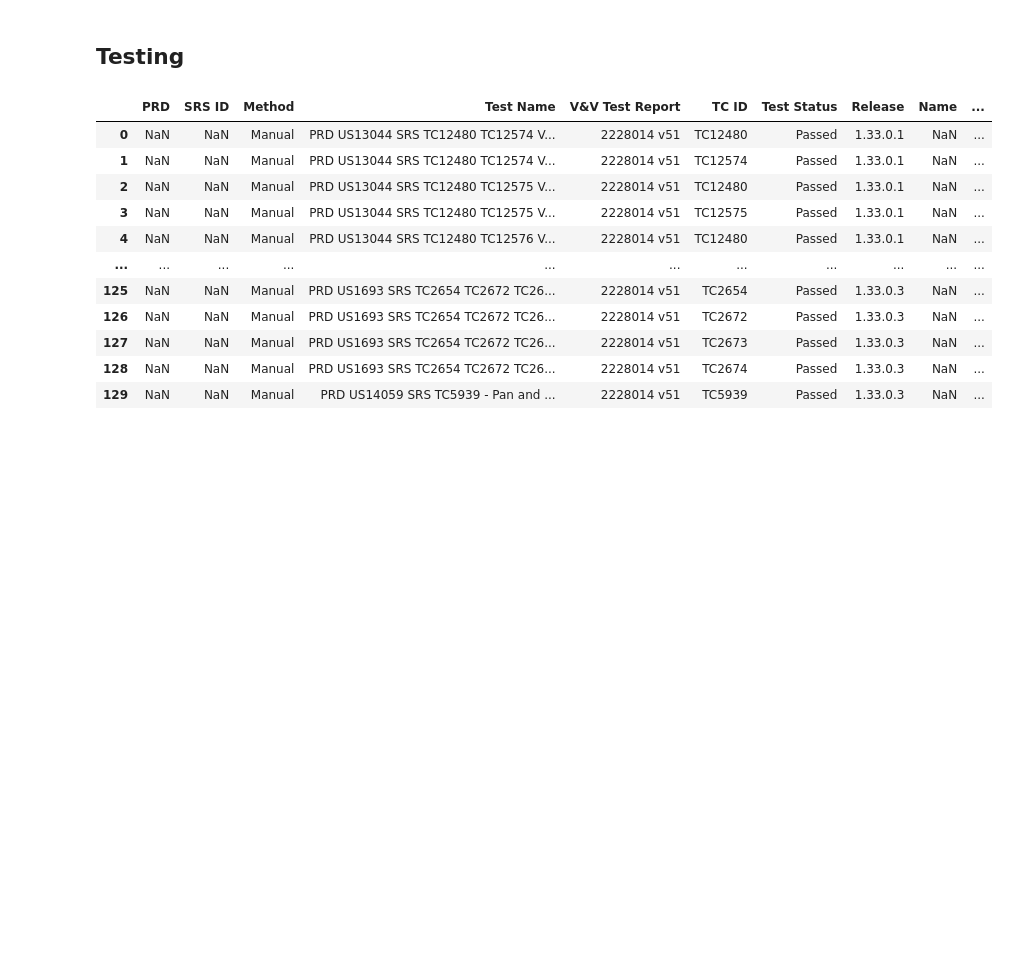
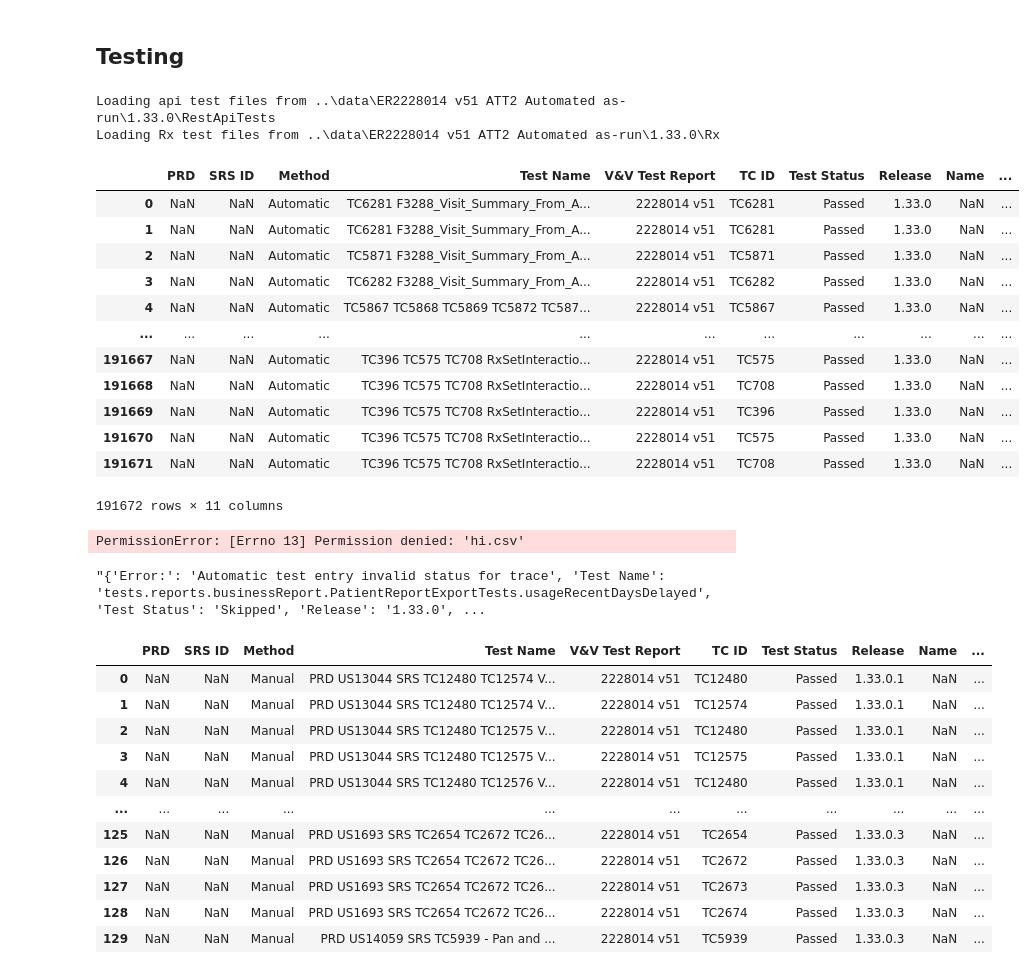
Before and after one commit to jacoblee628/systemsproject, a Jupyter notebook: src/more_experiments.ipynb, the cells around one changed output. Cells and saved outputs as stored; diff of their text form; code cells hidden in the pictures; blank space fills up the shorter version.

```diff
--- a/src/more_experiments.ipynb
+++ b/src/more_experiments.ipynb
@@ -14,3 +11,33 @@ process_automatic_tests(vv_folder_path, version_num, srs_prefix="TC")
+# %%
+vv_folder_path = Path("../data/ER2228014 v51 ATT2 Automated as-run/1.33.0")
+version_num = "1.33.0"
+
+automatic, invalid = ct._process_automatic_tests(vv_folder_path, "TC")
+automatic
+# %% [output]
+Loading api test files from ..\data\ER2228014 v51 ATT2 Automated as-run\1.33.0\RestApiTests
+Loading Rx test files from ..\data\ER2228014 v51 ATT2 Automated as-run\1.33.0\Rx
+|  | PRD | SRS ID | Method | Test Name | V&V Test Report | TC ID | Test Status | Release | Name | ... |
+| 0 | NaN | NaN | Automatic | TC6281 F3288_Visit_Summary_From_A... | 2228014 v51 | TC6281 | Passed | 1.33.0 | NaN | ... |
+| 1 | NaN | NaN | Automatic | TC6281 F3288_Visit_Summary_From_A... | 2228014 v51 | TC6281 | Passed | 1.33.0 | NaN | ... |
+| 2 | NaN | NaN | Automatic | TC5871 F3288_Visit_Summary_From_A... | 2228014 v51 | TC5871 | Passed | 1.33.0 | NaN | ... |
+| 3 | NaN | NaN | Automatic | TC6282 F3288_Visit_Summary_From_A... | 2228014 v51 | TC6282 | Passed | 1.33.0 | NaN | ... |
+| 4 | NaN | NaN | Automatic | TC5867 TC5868 TC5869 TC5872 TC587... | 2228014 v51 | TC5867 | Passed | 1.33.0 | NaN | ... |
+| ... | ... | ... | ... | ... | ... | ... | ... | ... | ... | ... |
+| 191667 | NaN | NaN | Automatic | TC396 TC575 TC708 RxSetInteractio... | 2228014 v51 | TC575 | Passed | 1.33.0 | NaN | ... |
+| 191668 | NaN | NaN | Automatic | TC396 TC575 TC708 RxSetInteractio... | 2228014 v51 | TC708 | Passed | 1.33.0 | NaN | ... |
+| 191669 | NaN | NaN | Automatic | TC396 TC575 TC708 RxSetInteractio... | 2228014 v51 | TC396 | Passed | 1.33.0 | NaN | ... |
+| 191670 | NaN | NaN | Automatic | TC396 TC575 TC708 RxSetInteractio... | 2228014 v51 | TC575 | Passed | 1.33.0 | NaN | ... |
+| 191671 | NaN | NaN | Automatic | TC396 TC575 TC708 RxSetInteractio... | 2228014 v51 | TC708 | Passed | 1.33.0 | NaN | ... |
+191672 rows × 11 columns
+# %%
+write_error_log("hi.csv", invalid)
+# %% [output]
+PermissionError: [Errno 13] Permission denied: 'hi.csv'
+# %%
+str(invalid[0].to_dict('records')[0])
+# %% [output]
+"{'Error:': 'Automatic test entry invalid status for trace', 'Test Name': 'tests.reports.businessReport.PatientReportExportTests.usageRecentDaysDelayed', 'Test Status': 'Skipped', 'Release': '1.33.0', ...
 # %%
 as_run_path = "../data/ER2228014 v51 ATT1 Manual As-Runs.docx"
 as_run_df, invalid_as_run = process_as_run_tests(as_run_path, srs_prefix="TC")
```
Also changed, not shown: parts of 2 cells of this notebook, 6 other files.
